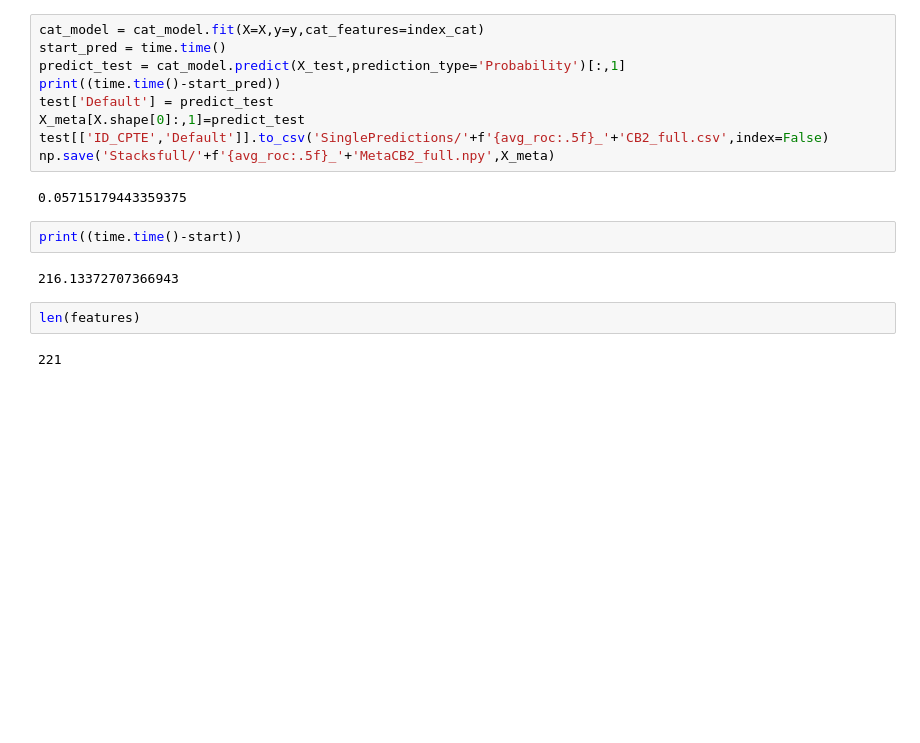
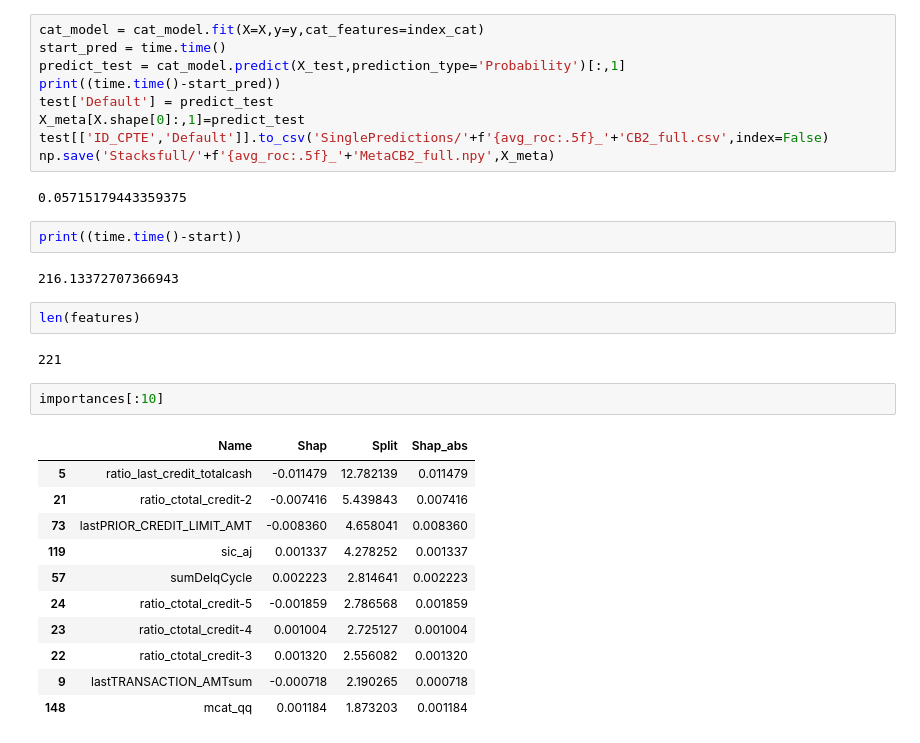
Before and after one commit to arroqc/Datacup, a Jupyter notebook: Catboostv2.ipynb, the cells around one changed output. Cells and saved outputs as stored; diff of their text form; blank space fills up the shorter version.

```diff
--- a/Catboostv2.ipynb
+++ b/Catboostv2.ipynb
@@ -425,3 +433,17 @@ print((time.time()-start))
 len(features)
 # %% [output]
 221
+# %%
+importances[:10]
+# %% [output]
+|  | Name | Shap | Split | Shap_abs |
+| 5 | ratio_last_credit_totalcash | -0.011479 | 12.782139 | 0.011479 |
+| 21 | ratio_ctotal_credit-2 | -0.007416 | 5.439843 | 0.007416 |
+| 73 | lastPRIOR_CREDIT_LIMIT_AMT | -0.008360 | 4.658041 | 0.008360 |
+| 119 | sic_aj | 0.001337 | 4.278252 | 0.001337 |
+| 57 | sumDelqCycle | 0.002223 | 2.814641 | 0.002223 |
+| 24 | ratio_ctotal_credit-5 | -0.001859 | 2.786568 | 0.001859 |
+| 23 | ratio_ctotal_credit-4 | 0.001004 | 2.725127 | 0.001004 |
+| 22 | ratio_ctotal_credit-3 | 0.001320 | 2.556082 | 0.001320 |
+| 9 | lastTRANSACTION_AMTsum | -0.000718 | 2.190265 | 0.000718 |
+| 148 | mcat_qq | 0.001184 | 1.873203 | 0.001184 |
```
Also changed, not shown: parts of 2 cells of this notebook, 15 other files.
